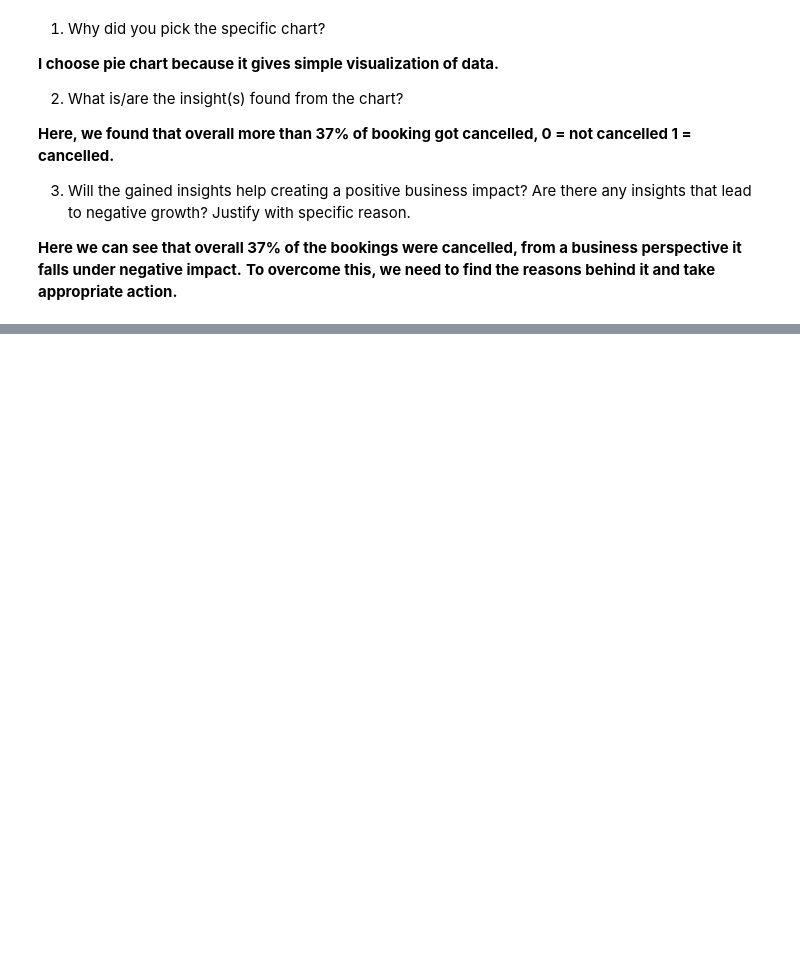
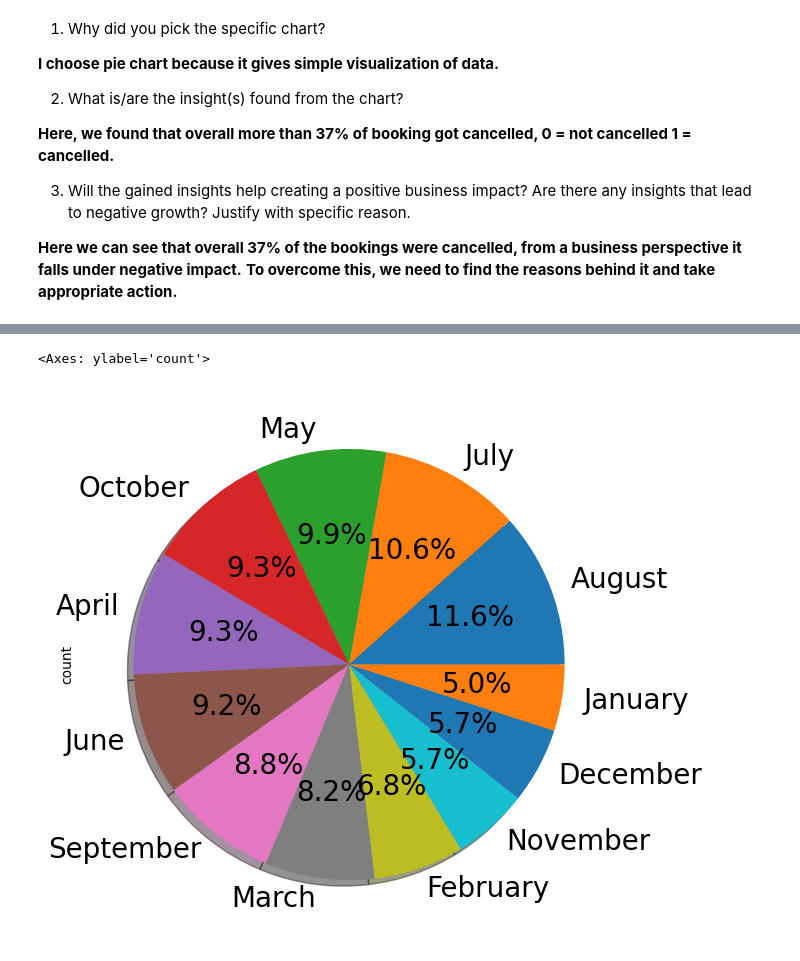
Before and after one commit to vaishnaviPatil1111/Python, a Jupyter notebook: EDA_Hotel_Booking_Project.ipynb, the cells around one changed output, grey strips where cells are left out. Cells and saved outputs as stored; diff of their text form; code cells hidden in the pictures; blank space fills up the shorter version.

```diff
--- a/EDA_Hotel_Booking_Project.ipynb
+++ b/EDA_Hotel_Booking_Project.ipynb
@@ -606,0 +652,5 @@ Are there any insights that lead to negative growth? Justify with specific reaso
+# %%
+df1['arrival_date_month'].value_counts().plot.pie(autopct='%1.1f%%', shadow=True, figsize=(7,7),fontsize=20)
+# %% [output]
+<Axes: ylabel='count'>
+[figure, added]
```
Also changed, not shown: parts of 8 cells of this notebook.
